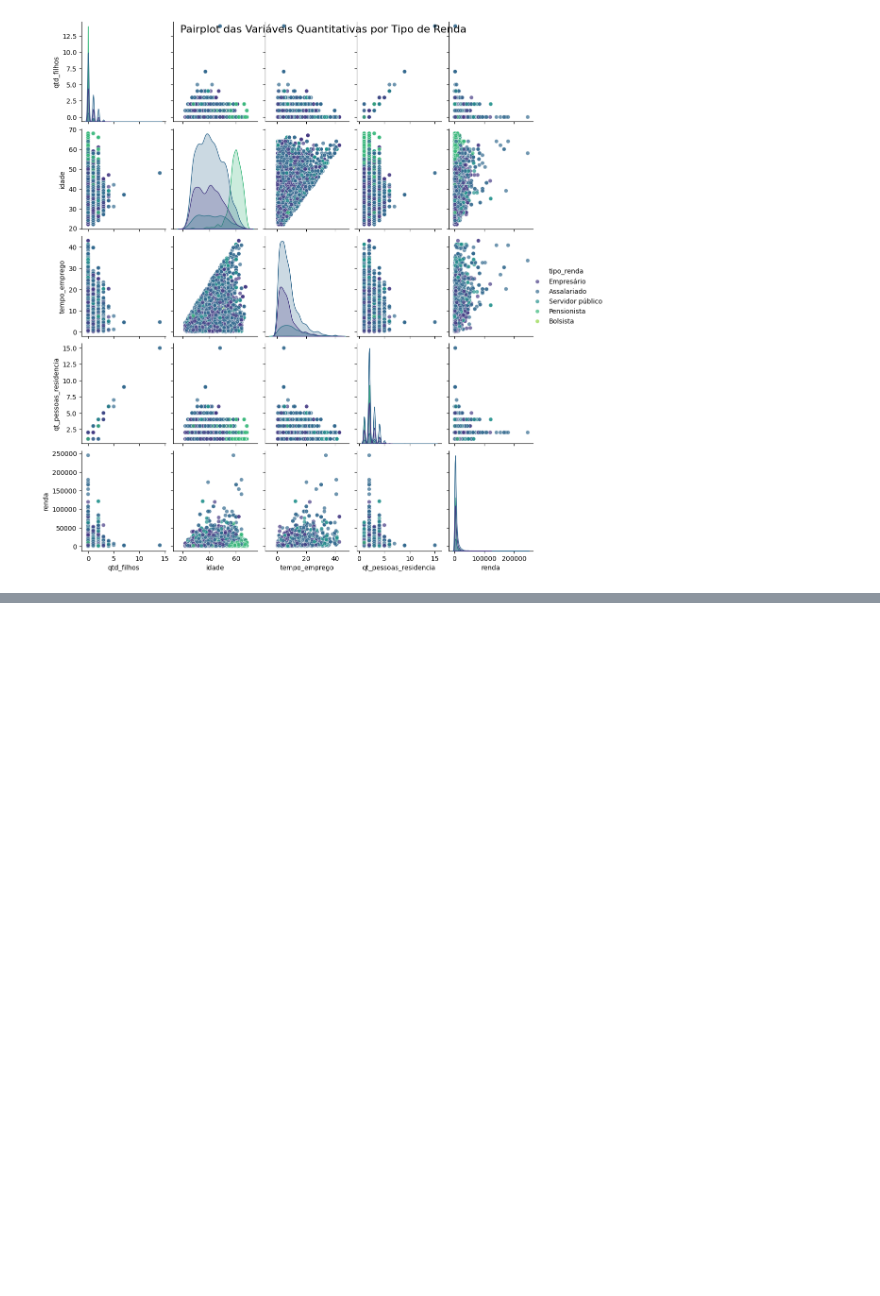
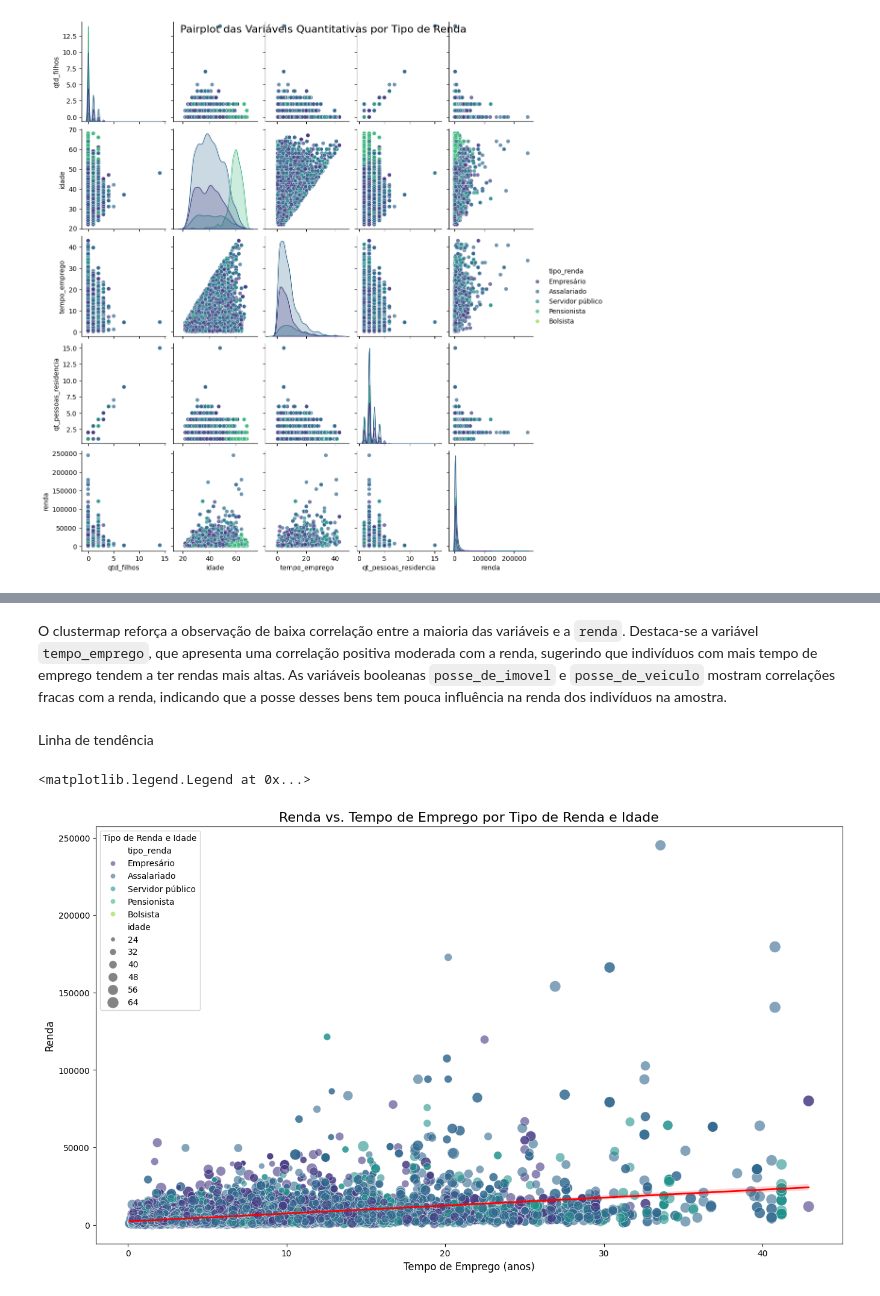
Before and after one commit to PaulodiasDeveloper/Previsao_renda, a Jupyter notebook: projeto_teste.ipynb, the cells around one changed output, grey strips where cells are left out. Saved outputs shown, nothing was run; the diff lists cells and outputs as text; code cells hidden in the pictures; blank space fills up the shorter version.

Commit message:
Análise das variáveis ao longo do tempo

```diff
--- a/projeto_teste.ipynb
+++ b/projeto_teste.ipynb
@@ -241,0 +276,39 @@ plt.gcf().set_size_inches(12, 12)
+# %% [markdown]
+O clustermap reforça a observação de baixa correlação entre a maioria das variáveis e a `renda`. Destaca-se a variável `tempo_emprego`, que apresenta uma correlação positiva moderada com a renda, sugerindo que indivíduos com mais tempo de emprego tendem a ter rendas mais altas. As variáveis booleanas `posse_de_imovel` e `posse_de_veiculo` mostram correlações fracas com a renda, indicando que a posse desses bens tem pouca influência na renda dos indivíduos na amostra.
+# %% [markdown]
+Linha de tendência
+# %%
+# Configuração do tamanho da figura
+plt.figure(figsize=(16, 9))
+
+# Scatterplot com cores diferenciadas por tipo de renda e tamanho por idade
+sns.scatterplot(x='tempo_emprego',
+                y='renda',
+                hue='tipo_renda',
+                size='idade',
+                data=renda,
+                alpha=0.6, # Aumentando a transparência para melhor visualização
+                sizes=(20, 200), # Ajustando a escala do tamanho dos pontos
+                palette='viridis') # Escolhendo uma paleta de cores adequada
+
+# Linha de tendência
+sns.regplot(x='tempo_emprego',
+            y='renda',
+            data=renda,
+            scatter=False,
+            color='red', # Mudando a cor da linha de tendência
+            line_kws={'linewidth': 2}) # Ajustando a espessura da linha de tendência
+
+# Adicionando título e rótulos dos eixos
+plt.title('Renda vs. Tempo de Emprego por Tipo de Renda e Idade', fontsize=16)
+plt.xlabel('Tempo de Emprego (anos)', fontsize=12)
+plt.ylabel('Renda', fontsize=12)
+
+# Melhorando a legenda
+plt.legend(title='Tipo de Renda e Idade')
+
+# Exibindo o gráfico
+#plt.show() # Não necessário em Jupyter Notebook
+# %% [output]
+<matplotlib.legend.Legend at 0x...>
+[figure, added]
```
Also changed, not shown: parts of 10 cells of this notebook.
